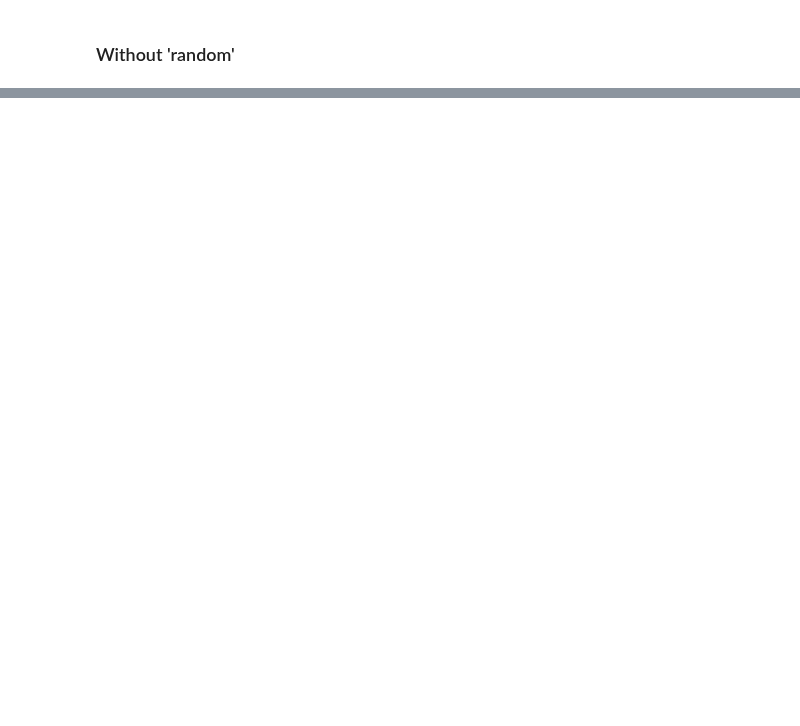
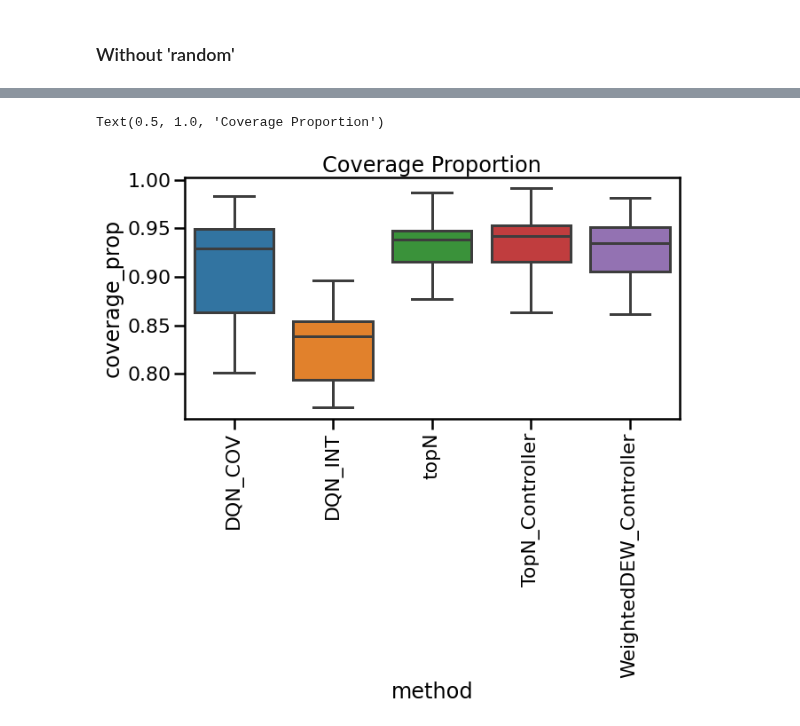
Before and after one commit to glasgowcompbio/vimms-gym, a Jupyter notebook: notebooks/QCB_resimulated_medium/evaluation.ipynb, the cells around one changed output, grey strips where cells are left out. Saved outputs shown, nothing was run; the diff lists cells and outputs as text; code cells hidden in the pictures; blank space fills up the shorter version.

```diff
--- a/notebooks/QCB_resimulated_medium/evaluation.ipynb
+++ b/notebooks/QCB_resimulated_medium/evaluation.ipynb
@@ -392,7 +534,7 @@ df.to_pickle('evaluation_%.2f.p' % reward_alpha)
 # %% [markdown]
 ### Without 'random'
 # %%
-df = pd.read_pickle('evaluation_%.2f.p' % reward_alpha)
+df = pd.read_pickle('evaluation.p')
 # %%
 new_df = df[df.method != 'random']
 new_df.head()
@@ -399,7 +548,10 @@ new_df.head()
 # %%
 plt.figure(figsize=(10, 5))
-sns.boxplot(data=new_df, x='method', y='coverage_prop')
+sns.boxplot(data=new_df, x='method', y='coverage_prop', showfliers = False)
 plt.xticks(rotation=90)
 plt.title('Coverage Proportion')
+# %% [output]
+Text(0.5, 1.0, 'Coverage Proportion')
+[figure, added]
 # %%
 plt.figure(figsize=(10, 5))
```
Also changed, not shown: parts of 26 cells of this notebook, 19 other files.
